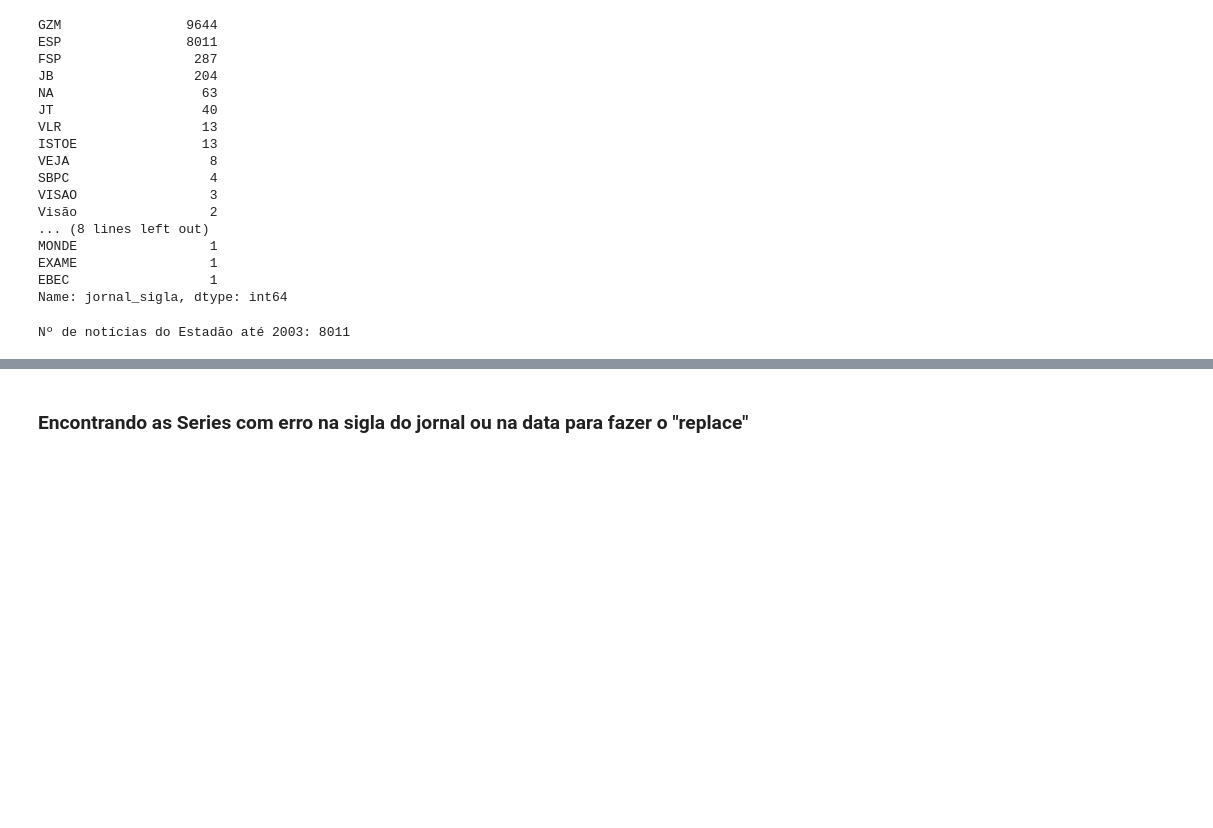
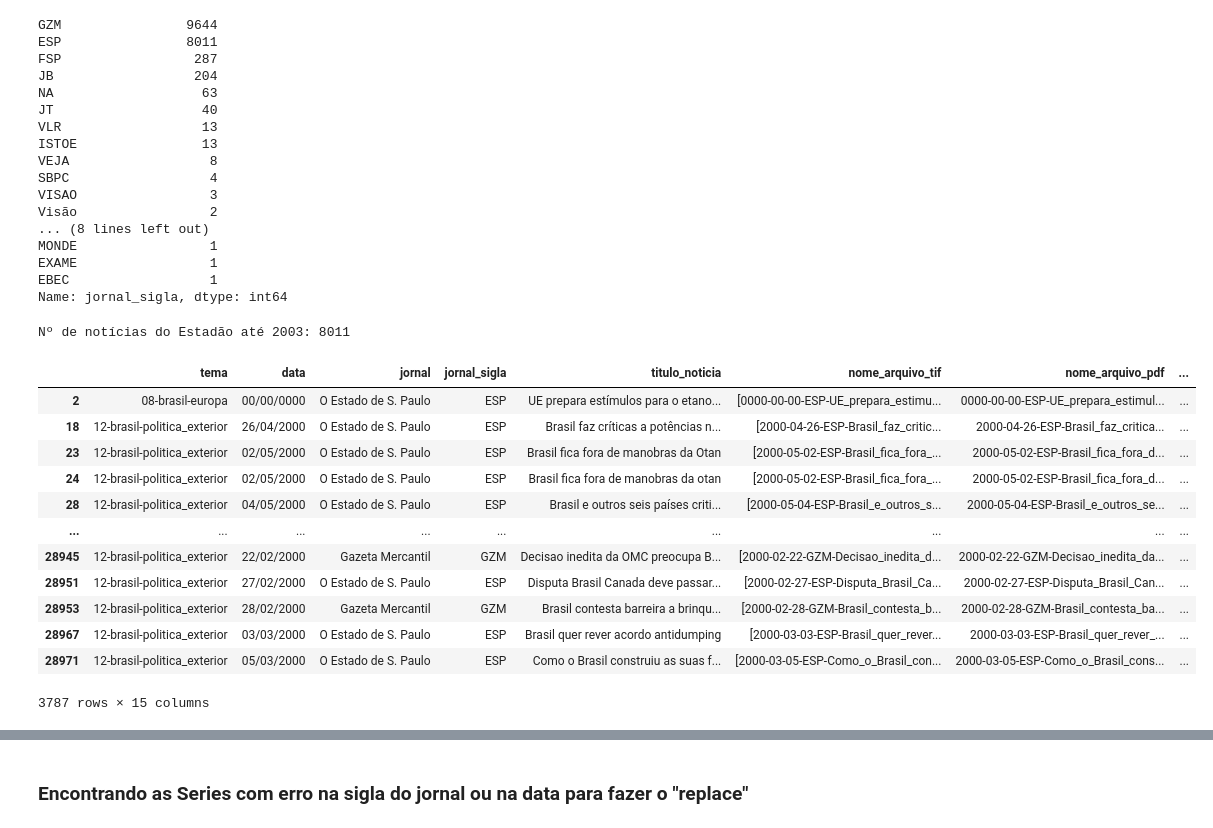
Before and after one commit to thiagovicino/python_analise_dados, a Jupyter notebook: Análise_dados_02_json_thiago.ipynb, the cells around one changed output, grey strips where cells are left out. Saved outputs shown, nothing was run; the diff lists cells and outputs as text; code cells hidden in the pictures; blank space fills up the shorter version.

```diff
--- a/Análise_dados_02_json_thiago.ipynb
+++ b/Análise_dados_02_json_thiago.ipynb
@@ -249,3 +248,21 @@ ESP_
 # %% [output]
 Nº de notícias do Estadão até 2003: 8011
+# %%
+# Notícias com "Brasil" no título
+noticias_brasil = dataset[dataset["titulo_noticia"].str.contains("Brasil")]
+noticias_brasil
+# %% [output]
+|  | tema | data | jornal | jornal_sigla | titulo_noticia | nome_arquivo_tif | nome_arquivo_pdf | ... |
+| 2 | 08-brasil-europa | 00/00/0000 | O Estado de S. Paulo | ESP | UE prepara estímulos para o etano... | [0000-00-00-ESP-UE_prepara_estimu... | 0000-00-00-ESP-UE_prepara_estimul... | ... |
+| 18 | 12-brasil-politica_exterior | 26/04/2000 | O Estado de S. Paulo | ESP | Brasil faz críticas a potências n... | [2000-04-26-ESP-Brasil_faz_critic... | 2000-04-26-ESP-Brasil_faz_critica... | ... |
+| 23 | 12-brasil-politica_exterior | 02/05/2000 | O Estado de S. Paulo | ESP | Brasil fica fora de manobras da Otan | [2000-05-02-ESP-Brasil_fica_fora_... | 2000-05-02-ESP-Brasil_fica_fora_d... | ... |
+| 24 | 12-brasil-politica_exterior | 02/05/2000 | O Estado de S. Paulo | ESP | Brasil fica fora de manobras da otan | [2000-05-02-ESP-Brasil_fica_fora_... | 2000-05-02-ESP-Brasil_fica_fora_d... | ... |
+| 28 | 12-brasil-politica_exterior | 04/05/2000 | O Estado de S. Paulo | ESP | Brasil e outros seis países criti... | [2000-05-04-ESP-Brasil_e_outros_s... | 2000-05-04-ESP-Brasil_e_outros_se... | ... |
+| ... | ... | ... | ... | ... | ... | ... | ... | ... |
+| 28945 | 12-brasil-politica_exterior | 22/02/2000 | Gazeta Mercantil | GZM | Decisao inedita da OMC preocupa B... | [2000-02-22-GZM-Decisao_inedita_d... | 2000-02-22-GZM-Decisao_inedita_da... | ... |
+| 28951 | 12-brasil-politica_exterior | 27/02/2000 | O Estado de S. Paulo | ESP | Disputa Brasil Canada deve passar... | [2000-02-27-ESP-Disputa_Brasil_Ca... | 2000-02-27-ESP-Disputa_Brasil_Can... | ... |
+| 28953 | 12-brasil-politica_exterior | 28/02/2000 | Gazeta Mercantil | GZM | Brasil contesta barreira a brinqu... | [2000-02-28-GZM-Brasil_contesta_b... | 2000-02-28-GZM-Brasil_contesta_ba... | ... |
+| 28967 | 12-brasil-politica_exterior | 03/03/2000 | O Estado de S. Paulo | ESP | Brasil quer rever acordo antidumping | [2000-03-03-ESP-Brasil_quer_rever... | 2000-03-03-ESP-Brasil_quer_rever_... | ... |
+| 28971 | 12-brasil-politica_exterior | 05/03/2000 | O Estado de S. Paulo | ESP | Como o Brasil construiu as suas f... | [2000-03-05-ESP-Como_o_Brasil_con... | 2000-03-05-ESP-Como_o_Brasil_cons... | ... |
+3787 rows × 15 columns
 # %%
```
Also changed, not shown: parts of 3 cells of this notebook.
